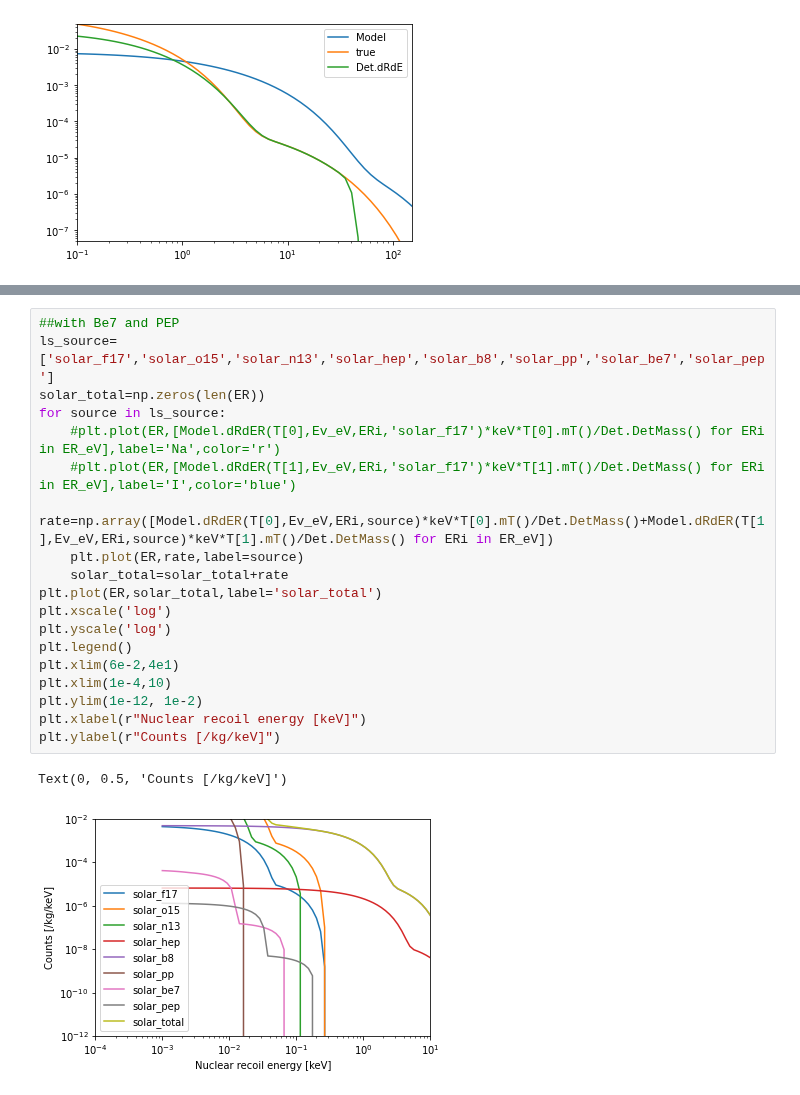
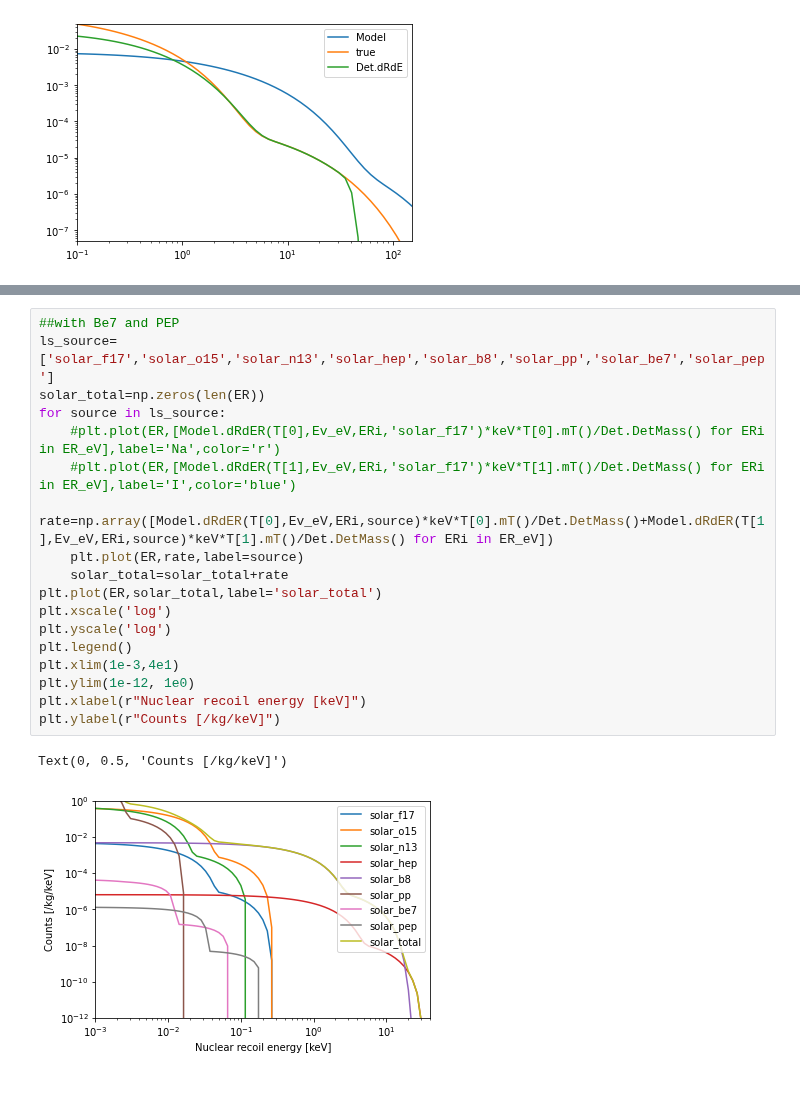
Before and after one commit to mjzurowski/sgm, a Jupyter notebook: Neutrino-test.ipynb, the cells around one changed output, grey strips where cells are left out. Saved outputs shown, nothing was run; the diff lists cells and outputs as text.

```diff
--- a/Neutrino-test.ipynb
+++ b/Neutrino-test.ipynb
@@ -181,22 +182,21 @@ plt.savefig('fig/solarneutrinoflux.pdf',format='pdf')
 # %%
 ##with Be7 and PEP
 ls_source=['solar_f17','solar_o15','solar_n13','solar_hep','solar_b8','solar_pp','solar_be7','solar_pep']
 solar_total=np.zeros(len(ER))
 for source in ls_source:
     #plt.plot(ER,[Model.dRdER(T[0],Ev_eV,ERi,'solar_f17')*keV*T[0].mT()/Det.DetMass() for ERi in ER_eV],label='Na',color='r')
     #plt.plot(ER,[Model.dRdER(T[1],Ev_eV,ERi,'solar_f17')*keV*T[1].mT()/Det.DetMass() for ERi in ER_eV],label='I',color='blue')
     rate=np.array([Model.dRdER(T[0],Ev_eV,ERi,source)*keV*T[0].mT()/Det.DetMass()+Model.dRdER(T[1],Ev_eV,ERi,source)*keV*T[1].mT()/Det.DetMass() for ERi in ER_eV])
     plt.plot(ER,rate,label=source)
     solar_total=solar_total+rate
 plt.plot(ER,solar_total,label='solar_total')
 plt.xscale('log')
 plt.yscale('log')
 plt.legend()
-plt.xlim(6e-2,4e1)
-plt.xlim(1e-4,10)
-plt.ylim(1e-12, 1e-2)
+plt.xlim(1e-3,4e1)
+plt.ylim(1e-12, 1e0)
 plt.xlabel(r"Nuclear recoil energy [keV]")
 plt.ylabel(r"Counts [/kg/keV]")
 # %% [output]
 Text(0, 0.5, 'Counts [/kg/keV]')
-[figure, old version]
+[figure, new version]
```
Also changed, not shown: parts of 1 cell of this notebook, 20 other files.
